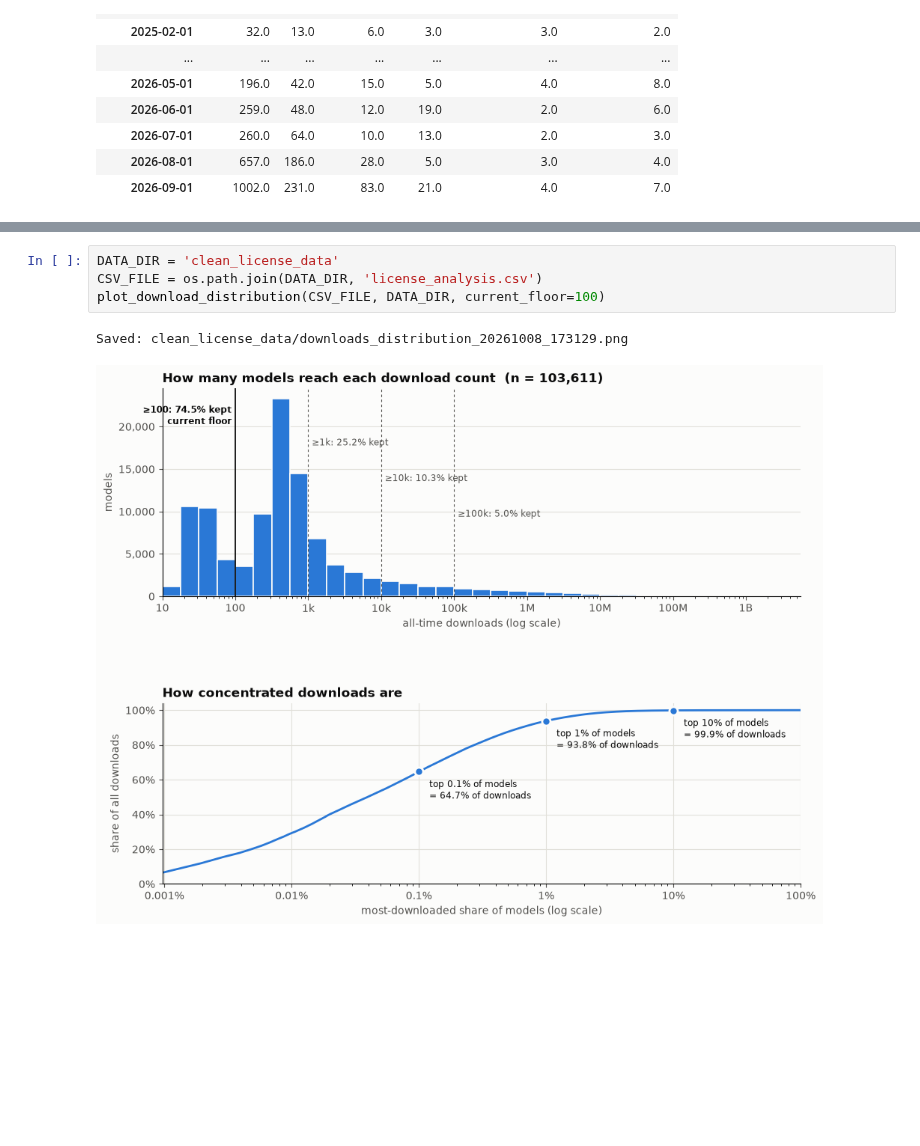
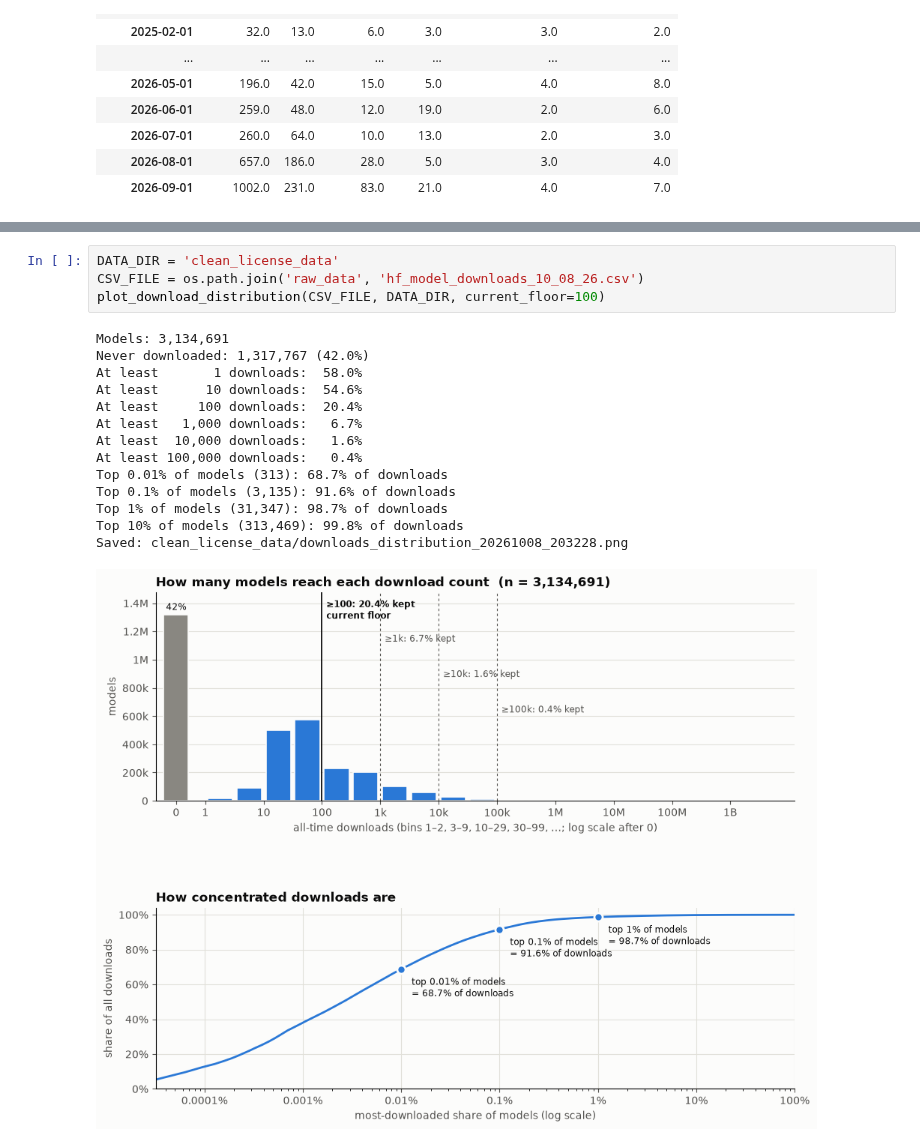
Before and after one commit to gabtos/hf-model-data-analysis, a Jupyter notebook: graphing_licenses.ipynb, the cells around one changed output, grey strips where cells are left out. Saved outputs shown, nothing was run; the diff lists cells and outputs as text; blank space fills up the shorter version.

```diff
--- a/graphing_licenses.ipynb
+++ b/graphing_licenses.ipynb
@@ -705,8 +720,20 @@ def plot_download_distribution(csv_file, data_dir, current_floor=100, save_file=
     plt.show()
 # %%
 DATA_DIR = 'clean_license_data'
-CSV_FILE = os.path.join(DATA_DIR, 'license_analysis.csv')
+CSV_FILE = os.path.join('raw_data', 'hf_model_downloads_10_08_26.csv')
 plot_download_distribution(CSV_FILE, DATA_DIR, current_floor=100)
 # %% [output]
-Saved: clean_license_data/downloads_distribution_20261008_173129.png
+Models: 3,134,691
+Never downloaded: 1,317,767 (42.0%)
+At least       1 downloads:  58.0%
+At least      10 downloads:  54.6%
+At least     100 downloads:  20.4%
+At least   1,000 downloads:   6.7%
+At least  10,000 downloads:   1.6%
+At least 100,000 downloads:   0.4%
+Top 0.01% of models (313): 68.7% of downloads
+Top 0.1% of models (3,135): 91.6% of downloads
+Top 1% of models (31,347): 98.7% of downloads
+Top 10% of models (313,469): 99.8% of downloads
+Saved: clean_license_data/downloads_distribution_20261008_203228.png
-[figure, old version]
+[figure, new version]
```
Also changed, not shown: parts of 2 cells of this notebook, 4 other files.
